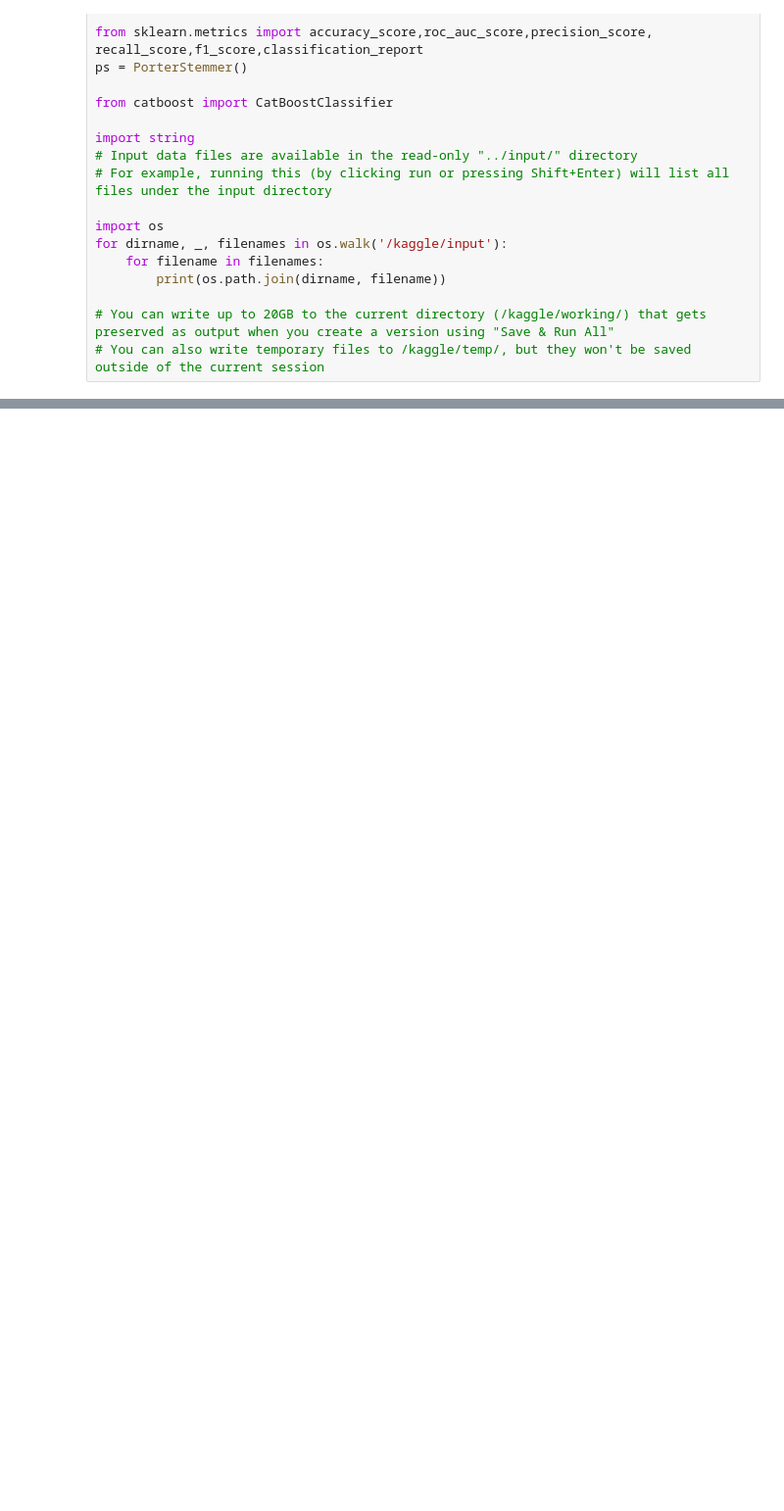
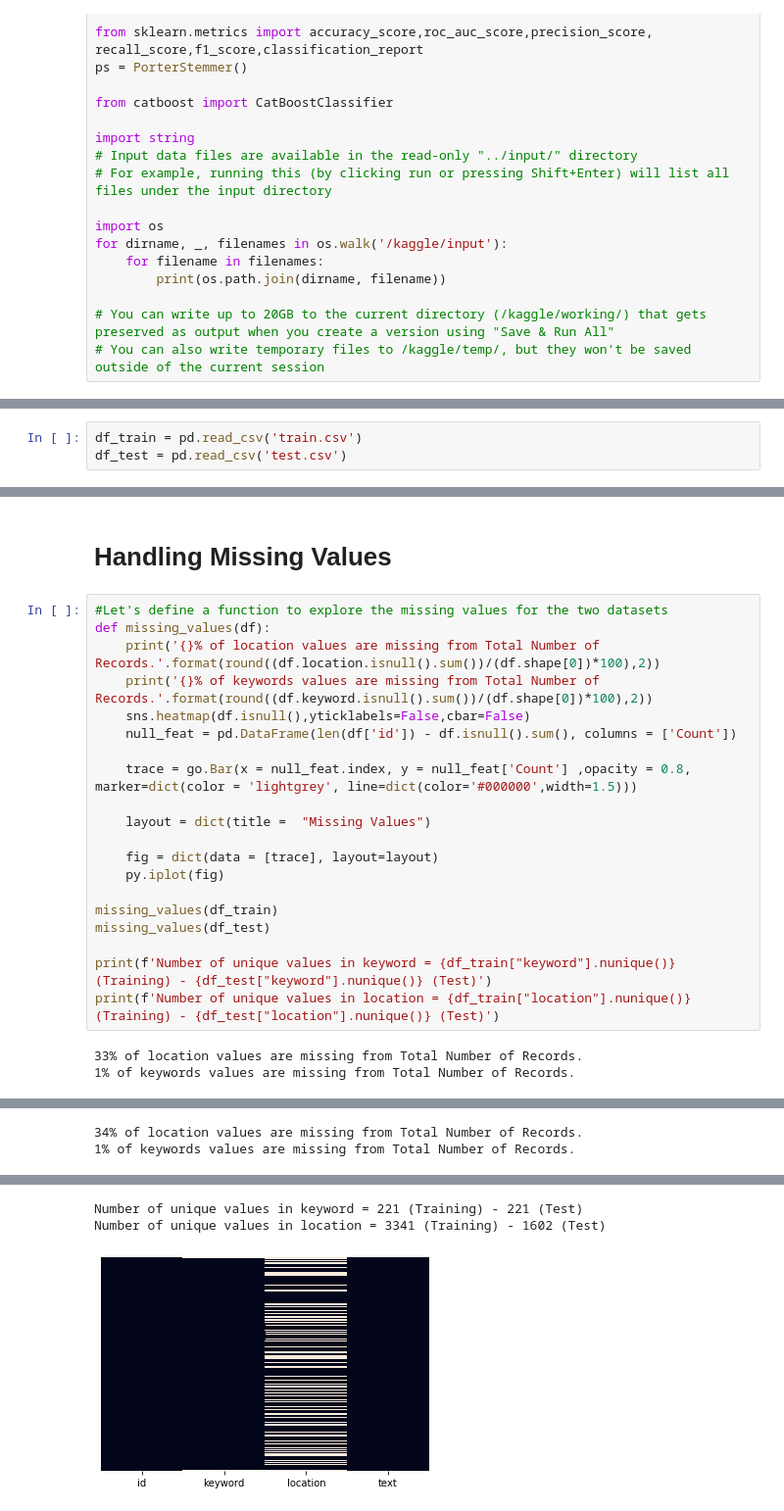
Before and after one commit to samira-ghodratnama/Detecting-Fake-News-In-Twitter, a Jupyter notebook: Fake News Detection Using Twitter Data_Disaster Detection.ipynb, the cells around one changed output, grey strips where cells are left out. Shown at 98% size. Drawn from its saved outputs; the diff is of its cells as text; blank space fills up the shorter version.

Commit message:
add exploration of data

```diff
--- a/Fake News Detection Using Twitter Data_Disaster Detection.ipynb
+++ b/Fake News Detection Using Twitter Data_Disaster Detection.ipynb
@@ -119,0 +122,3 @@ for dirname, _, filenames in os.walk('/kaggle/input'):
+# %%
+df_train = pd.read_csv('train.csv')
+df_test = pd.read_csv('test.csv')
@@ -119,0 +160,25 @@ for dirname, _, filenames in os.walk('/kaggle/input'):
+# %% [markdown]
+# Handling Missing Values
+# %%
+#Let's define a function to explore the missing values for the two datasets
+def missing_values(df):
+    print('{}% of location values are missing from Total Number of Records.'.format(round((df.location.isnull().sum())/(df.shape[0])*100),2))
+    print('{}% of keywords values are missing from Total Number of Records.'.format(round((df.keyword.isnull().sum())/(df.shape[0])*100),2))
+    sns.heatmap(df.isnull(),yticklabels=False,cbar=False)
+    null_feat = pd.DataFrame(len(df['id']) - df.isnull().sum(), columns = ['Count'])
+
+    trace = go.Bar(x = null_feat.index, y = null_feat['Count'] ,opacity = 0.8, marker=dict(color = 'lightgrey', line=dict(color='#000000',width=1.5)))
+
+    layout = dict(title =  "Missing Values")
+
+    fig = dict(data = [trace], layout=layout)
+    py.iplot(fig)
+
+missing_values(df_train)
+missing_values(df_test)
+
+print(f'Number of unique values in keyword = {df_train["keyword"].nunique()} (Training) - {df_test["keyword"].nunique()} (Test)')
+print(f'Number of unique values in location = {df_train["location"].nunique()} (Training) - {df_test["location"].nunique()} (Test)')
+# %% [output]
+33% of location values are missing from Total Number of Records.
+1% of keywords values are missing from Total Number of Records.
@@ -119,0 +186,2 @@ for dirname, _, filenames in os.walk('/kaggle/input'):
+34% of location values are missing from Total Number of Records.
+1% of keywords values are missing from Total Number of Records.
@@ -119,0 +189,3 @@ for dirname, _, filenames in os.walk('/kaggle/input'):
+Number of unique values in keyword = 221 (Training) - 221 (Test)
+Number of unique values in location = 3341 (Training) - 1602 (Test)
+[figure, added]
```
Also changed, not shown: parts of 3 cells of this notebook.
